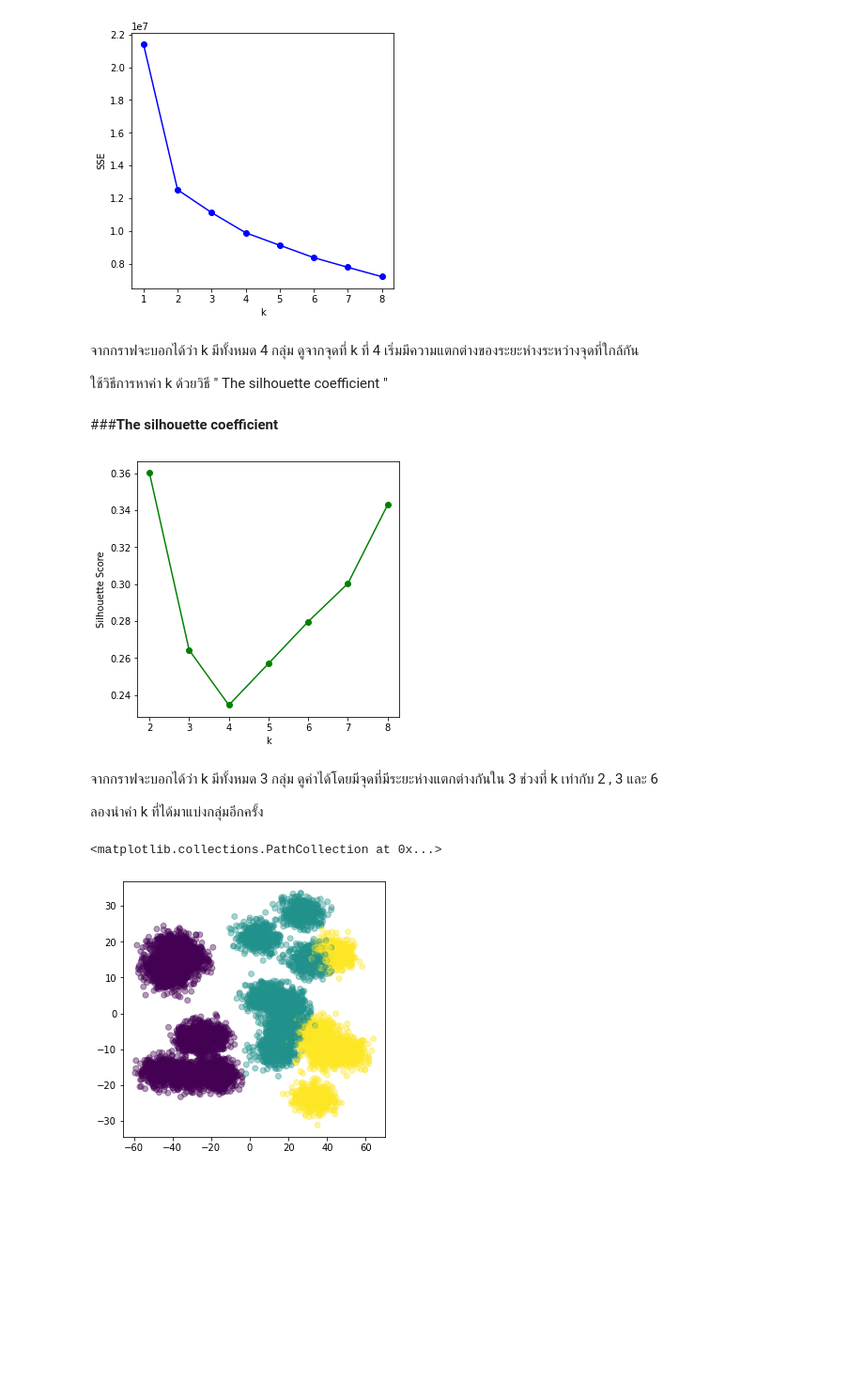
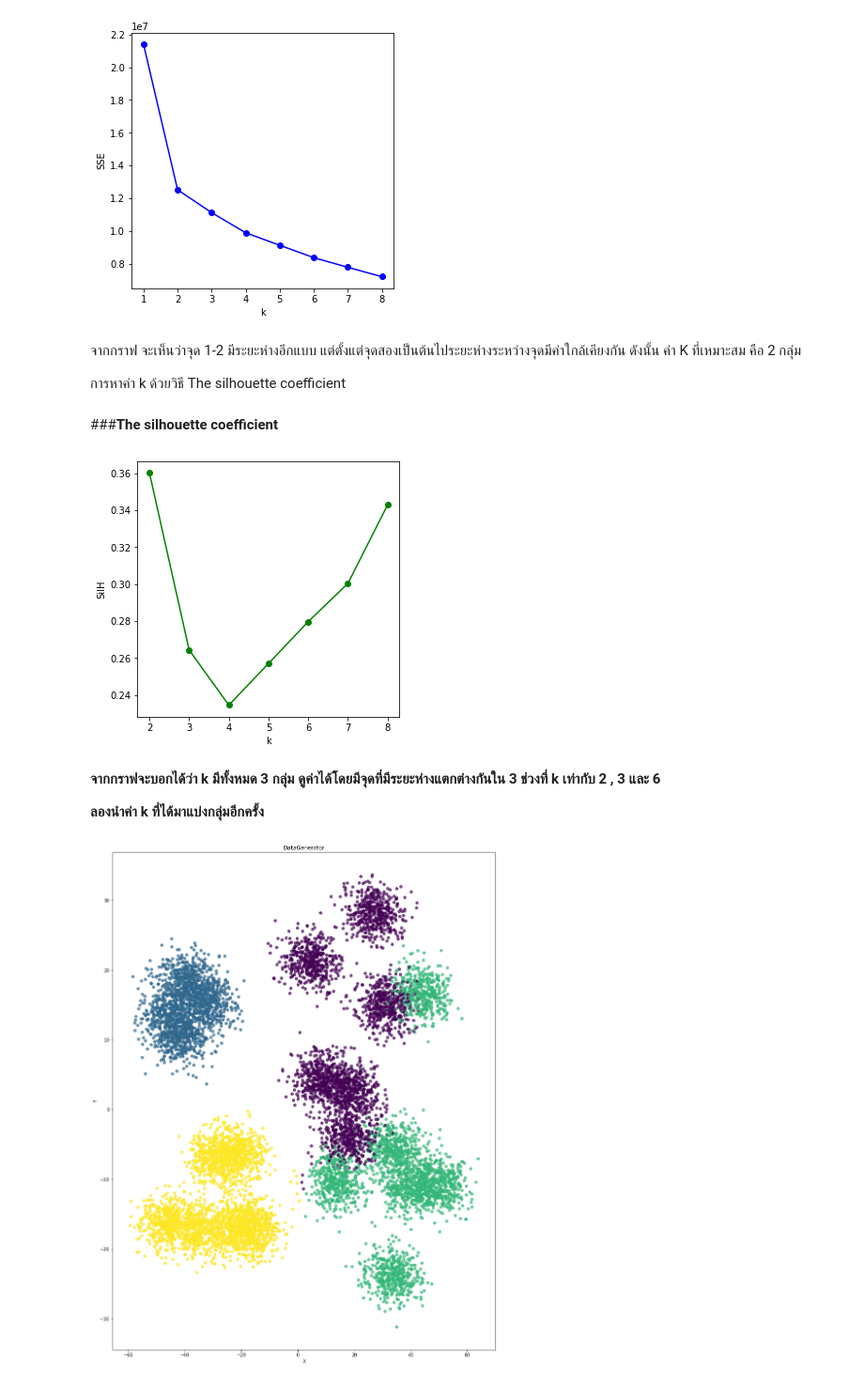
Before and after one commit to gameaphiwat/Multivariate, a Jupyter notebook: Multivariate_Exam.ipynb, the cells around one changed output. Shown at 94% size. Drawn from its saved outputs; the diff is of its cells as text; code cells hidden in the pictures; blank space fills up the shorter version.

```diff
--- a/Multivariate_Exam.ipynb
+++ b/Multivariate_Exam.ipynb
@@ -124,7 +165,9 @@ from matplotlib import pyplot as plt
+# %%
+matplotlib.rcParams['figure.figsize']=[15,20]
 # %%
-kmeans = KMeans(random_state=2021)
+kmeans = KMeans(n_clusters=3)
 kmeans.fit(Data)
-y = kmeans.predict(Data)
-plt.scatter(new_pca[:,0],new_pca[:,1],c=y)
+H = kmeans.predict(Data)
+plt.scatter(new_pca[:,0],new_pca[:,1], c=H)
 # %% [output]
 <matplotlib.collections.PathCollection at 0x...>
@@ -163,10 +206,10 @@ plt.xlabel('k')
 plt.ylabel('SSE');
 # %% [output]
 [figure]
-# %% [markdown]
-จากกราฟจะบอกได้ว่า k มีทั้งหมด 4 กลุ่ม ดูจากจุดที่ k ที่ 4 เริ่มมีความแตกต่างของระยะห่างระหว่างจุดที่ใกล้กัน
-
-ใช้วิธีการหาค่า k ด้วยวิธี " The silhouette coefficient "
+# %% [markdown]
+จากกราฟ จะเห็นว่าจุด 1-2 มีระยะห่างอีกแบบ แต่ตั้งแต่จุดสองเป็นต้นไประยะห่างระหว่างจุดมีค่าใกล้เคียงกัน ดังนั้น ค่า K ที่เหมาะสม คือ 2 กลุ่ม
+
+การหาค่า k ด้วยวิธี The silhouette coefficient
 # %% [markdown]
 ###**The silhouette coefficient**
 # %%
@@ -179,25 +222,26 @@ for k in [2,3,4,5,6,7,8]:
     score = metrics.silhouette_score(Data,kmeans.labels_)
     SilH.append(score)
 # %%
+matplotlib.rcParams['figure.figsize']=[5,5]
 plt.plot([2,3,4,5,6,7,8],SilH,'o-g')
 plt.xlabel('k')
-plt.ylabel('Silhouette Score');
-
-# จากกราฟที่ได้จะเห็นว่าข้อมูลแบ่งออกได้ 3 กลุ่ม
+plt.ylabel('SilH');
 # %% [output]
-[figure, old version]
+[figure, new version]
 # %% [markdown]
-จากกราฟจะบอกได้ว่า k มีทั้งหมด 3 กลุ่ม ดูค่าได้โดยมีจุดที่มีระยะห่างแตกต่างกันใน 3 ช่วงที่ k เท่ากับ 2 , 3 และ 6
+**จากกราฟจะบอกได้ว่า k มีทั้งหมด 3 กลุ่ม ดูค่าได้โดยมีจุดที่มีระยะห่างแตกต่างกันใน 3 ช่วงที่ k เท่ากับ 2 , 3 และ 6**
 
-ลองนำค่า k ที่ได้มาแบ่งกลุ่มอีกครั้ง
+**ลองนำค่า k ที่ได้มาแบ่งกลุ่มอีกครั้ง**
+# %%
+matplotlib.rcParams['figure.figsize']=[15,20]
 # %%
-kmeans = KMeans(n_clusters=3, random_state=2021)
+kmeans = KMeans(n_clusters = 4,random_state=2021)
 kmeans.fit(Data)
-y = kmeans.predict(Data)
-plt.scatter(new_pca[:,0],new_pca[:,1],c=y,alpha=0.4)
-
-# เมื่อกำหนดให้ค่า K = 3 ที่ได้จากการดูกราฟด้านบน ทำให้เห็นผลลัพธ์ของค่าข้อมูลที่ทับซ้อนกันจะมีสีเข้ม
+H = kmeans.predict(Data)
+plt.scatter(new_pca[:,0],new_pca[:,1],c=H,alpha=0.7)
+plt.title('DataGenerator')
+plt.xlabel('X')
+plt.ylabel('Y');
 # %% [output]
-<matplotlib.collections.PathCollection at 0x...>
-[figure, old version]
+[figure, new version]
 # %% [markdown]
```
Also changed, not shown: parts of 36 cells of this notebook.
